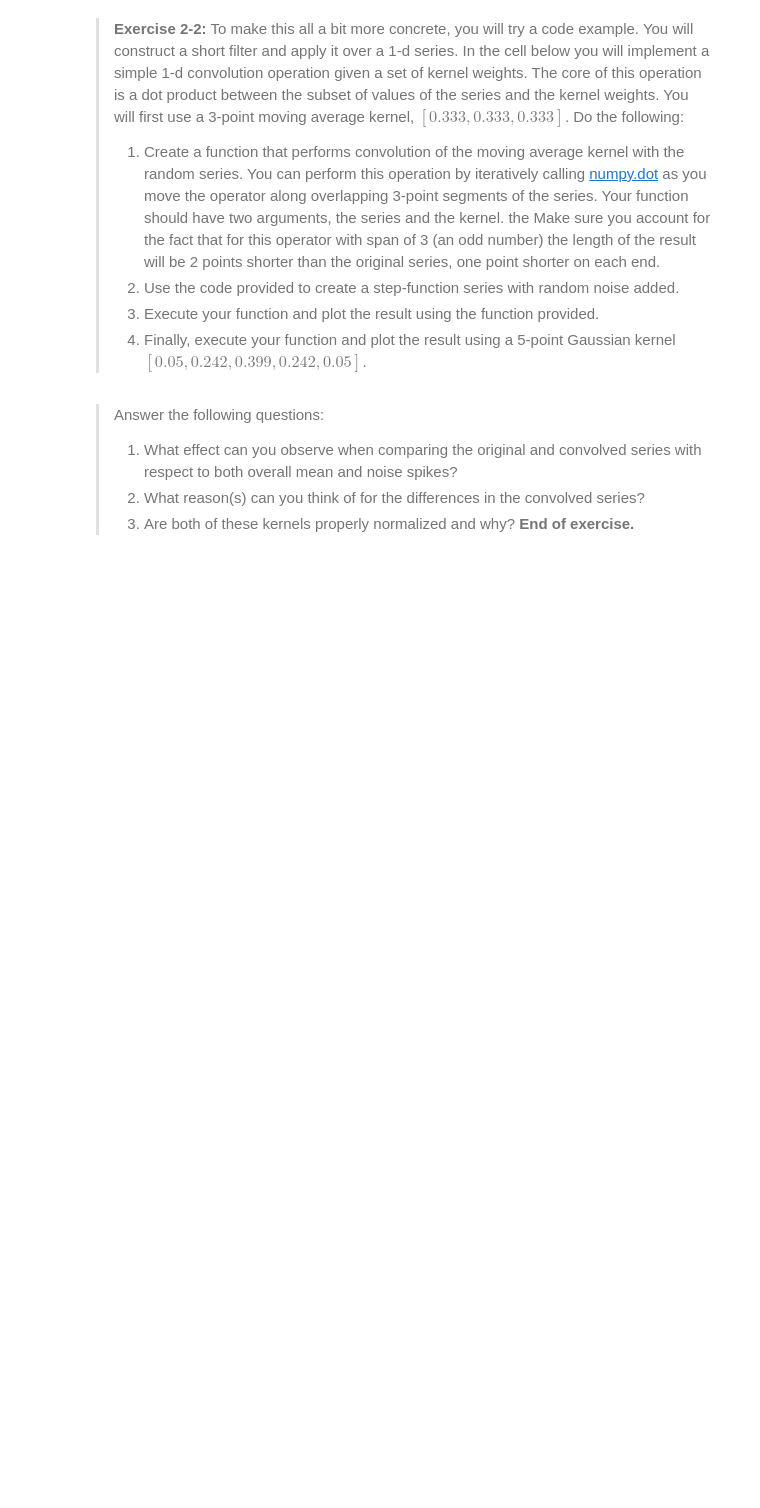
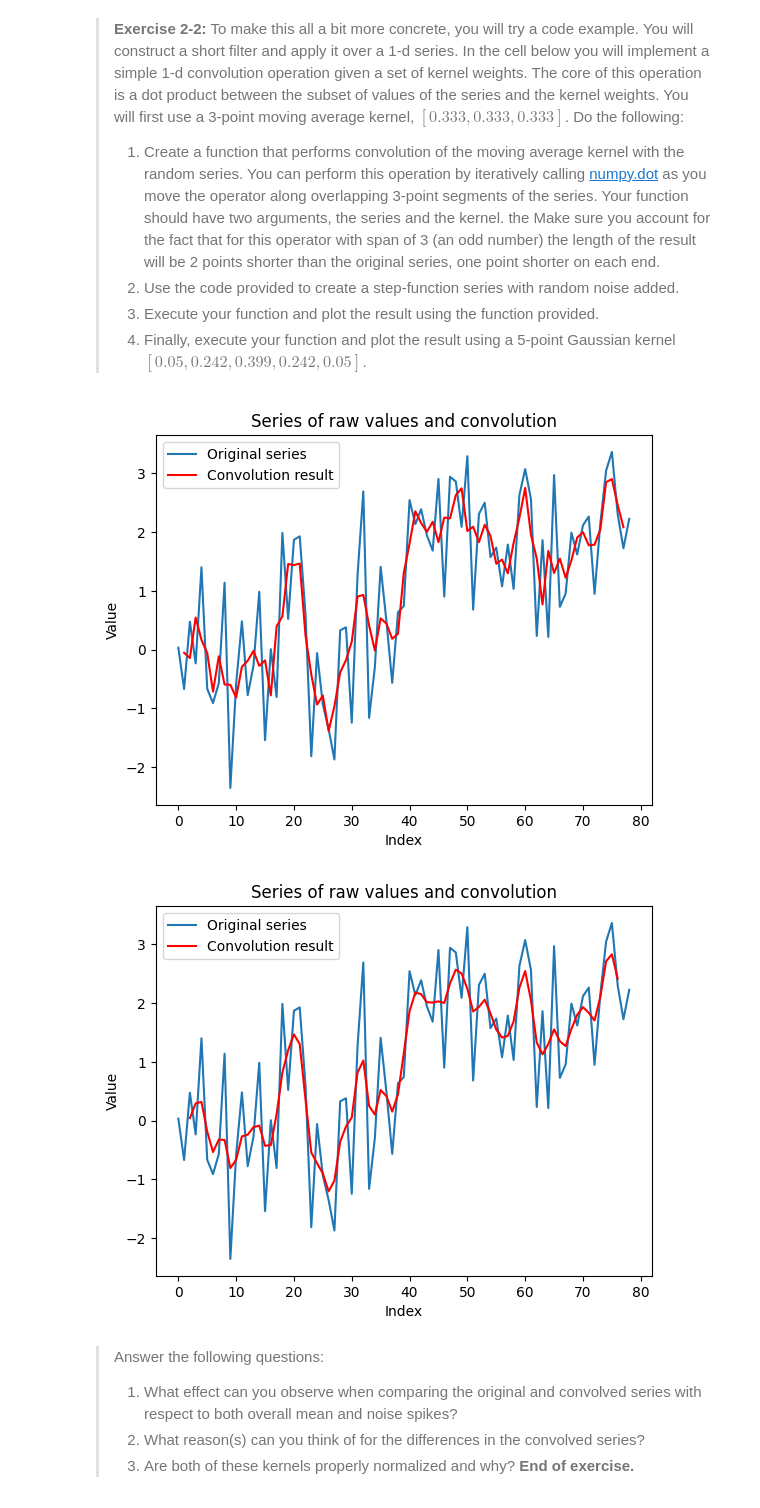
Before and after one commit to StephenElston/CSCI-E25, a Jupyter notebook: Labs/2_FilteringImages.ipynb, the cells around one changed output. Cells and saved outputs as stored; diff of their text form; code cells hidden in the pictures; blank space fills up the shorter version.

```diff
--- a/Labs/2_FilteringImages.ipynb
+++ b/Labs/2_FilteringImages.ipynb
@@ -269,22 +269,38 @@ In other words, we only need to take the sum over the span of the convolution op
 # %%
 def plot_conv(series, conv, span):
     x = list(range(series.shape[0]))
     offset = int((span-1)/2)
     end = series.shape[0] - offset
     plt.plot(x, series, label = 'Original series')
     plt.plot(x[offset:end], conv, color = 'red', label = 'Convolution result')
     plt.legend()
     plt.xlabel('Index')
     plt.ylabel('Value')
     plt.title('Series of raw values and convolution')
     plt.show()
 
 np.random.seed(12233)
 series = np.concatenate((np.random.normal(size = 40), np.random.normal(size = 40) + 2.0))
 
 
 ## Put your code below
 def conv_1d(series, kernel):
+    k_len = len(kernel)
+    return [
+        np.dot(series[i:i+k_len], kernel)
+        for i in range(len(series)-k_len)
+    ]
+
+
+conv = conv_1d(series, [0.333,0.333,0.333])
+plot_conv(series[:-1], conv, 3)
+
+
+conv = conv_1d(series,   [0.05,0.242,0.399,0.242,0.05])
+plot_conv(series[:-1], conv, 5)
+# %% [output]
+[figure, added]
+[figure, added]
 # %% [markdown]
 > Answer the following questions:
 > 1. What effect can you observe when comparing the original and convolved series with respect to both overall mean and noise spikes?
```
